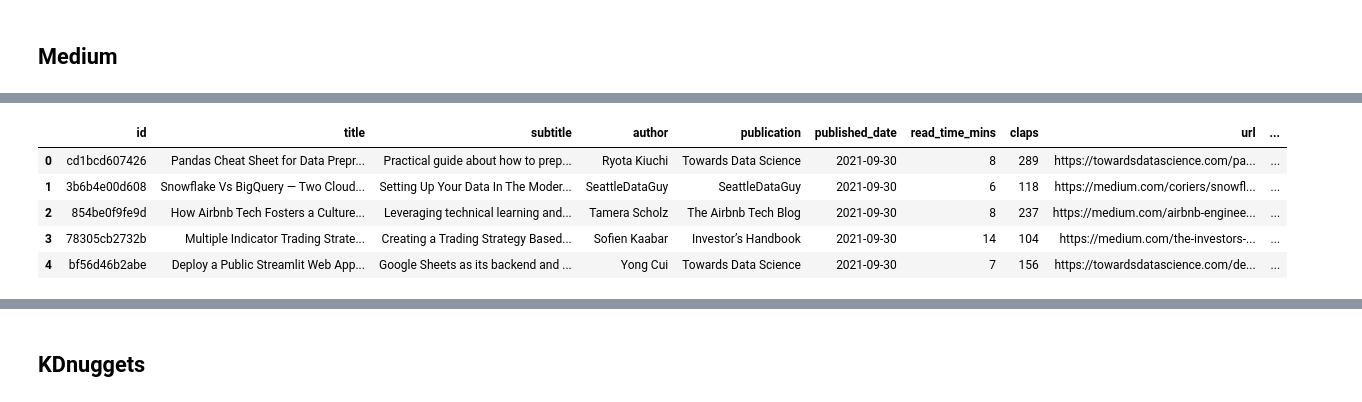
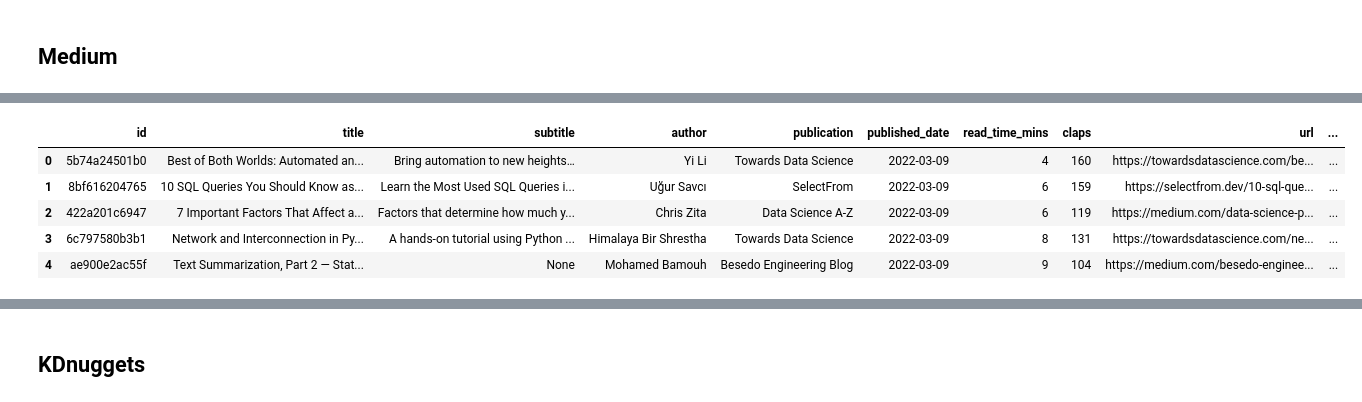
Before and after one commit to archonixm/python-web-scraper, a Jupyter notebook: Pipeline.ipynb, the cells around one changed output, grey strips where cells are left out. Cells and saved outputs as stored; diff of their text form; code cells hidden in the pictures.

```diff
--- a/Pipeline.ipynb
+++ b/Pipeline.ipynb
@@ -428,3 +426,10 @@ df_med = df_med.reset_index(drop=True)
 df_med.head()
 # %%
 df_med.to_csv('database/medium.csv', index=False)
+# %%
+start_date = dt.datetime(2022, 3, 9)
+end_date = dt.datetime(2022, 3, 26)
+current_date = start_date
+for i in range((end_date - start_date).days):
+    print(current_date)
+    current_date = current_date + dt.timedelta(days=1)
@@ -431,16 +454,17 @@ df_med.to_csv('database/medium.csv', index=False)
 # %%
 tags = ['data-science', 'machine-learning', 'data-engineering']
-start_date = dt.datetime(2021, 9, 30)
-end_date = dt.datetime(2021, 10, 18)
+# start_date = dt.datetime(2021, 12, 14)
+# end_date = dt.datetime(2021, 12, 29)
 df_med = pd.DataFrame()
 
 for tag in tags:
     current_date = start_date
+    print(tag)
     for i in range((end_date - start_date).days):
         df_temp = medium_scraper(tag, current_date)
         df_med = df_med.append(df_temp)
         current_date = current_date + dt.timedelta(days=1)
-        time.sleep(3)
+        time.sleep(random.randint(1,3))
 
 df_med.head()
 # %% [output]
@@ -447,9 +474,9 @@ df_med.head()
 |  | id | title | subtitle | author | publication | published_date | read_time_mins | claps | url | ... |
-| 0 | cd1bcd607426 | Pandas Cheat Sheet for Data Prepr... | Practical guide about how to prep... | Ryota Kiuchi | Towards Data Science | 2021-09-30 | 8 | 289 | https://towardsdatascience.com/pa... | ... |
-| 1 | 3b6b4e00d608 | Snowflake Vs BigQuery — Two Cloud... | Setting Up Your Data In The Moder... | SeattleDataGuy | SeattleDataGuy | 2021-09-30 | 6 | 118 | https://medium.com/coriers/snowfl... | ... |
-| 2 | 854be0f9fe9d | How Airbnb Tech Fosters a Culture... | Leveraging technical learning and... | Tamera Scholz | The Airbnb Tech Blog | 2021-09-30 | 8 | 237 | https://medium.com/airbnb-enginee... | ... |
-| 3 | 78305cb2732b | Multiple Indicator Trading Strate... | Creating a Trading Strategy Based... | Sofien Kaabar | Investor’s Handbook | 2021-09-30 | 14 | 104 | https://medium.com/the-investors-... | ... |
-| 4 | bf56d46b2abe | Deploy a Public Streamlit Web App... | Google Sheets as its backend and ... | Yong Cui | Towards Data Science | 2021-09-30 | 7 | 156 | https://towardsdatascience.com/de... | ... |
+| 0 | 5b74a24501b0 | Best of Both Worlds: Automated an... | Bring automation to new heights… | Yi Li | Towards Data Science | 2022-03-09 | 4 | 160 | https://towardsdatascience.com/be... | ... |
+| 1 | 8bf616204765 | 10 SQL Queries You Should Know as... | Learn the Most Used SQL Queries i... | Uğur Savcı | SelectFrom | 2022-03-09 | 6 | 159 | https://selectfrom.dev/10-sql-que... | ... |
+| 2 | 422a201c6947 | 7 Important Factors That Affect a... | Factors that determine how much y... | Chris Zita | Data Science A-Z | 2022-03-09 | 6 | 119 | https://medium.com/data-science-p... | ... |
+| 3 | 6c797580b3b1 | Network and Interconnection in Py... | A hands-on tutorial using Python ... | Himalaya Bir Shrestha | Towards Data Science | 2022-03-09 | 8 | 131 | https://towardsdatascience.com/ne... | ... |
+| 4 | ae900e2ac55f | Text Summarization, Part 2 — Stat... | None | Mohamed Bamouh | Besedo Engineering Blog | 2022-03-09 | 9 | 104 | https://medium.com/besedo-enginee... | ... |
 # %%
 df_med = df_med.sort_values(by=['published_date', 'id'])
 df_med = df_med.drop_duplicates(subset=['id'])
```
Also changed, not shown: parts of 4 cells of this notebook, 11 other files.
